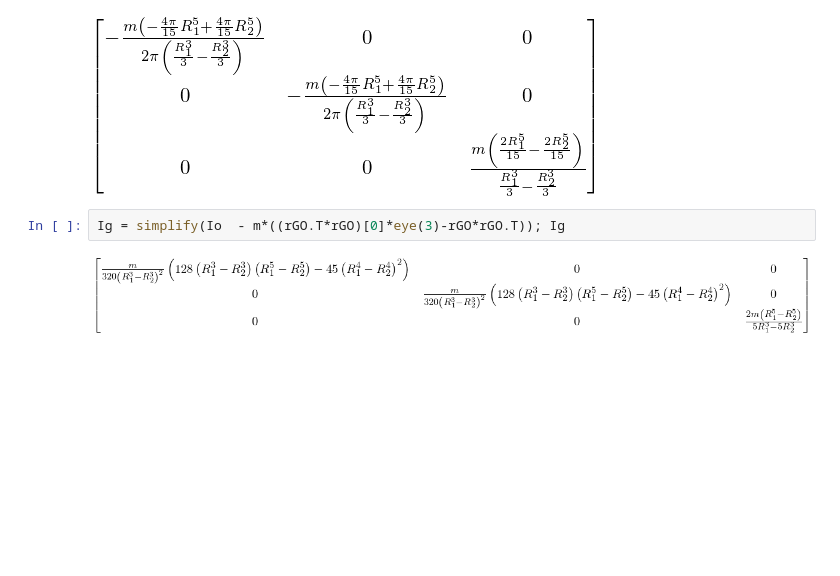
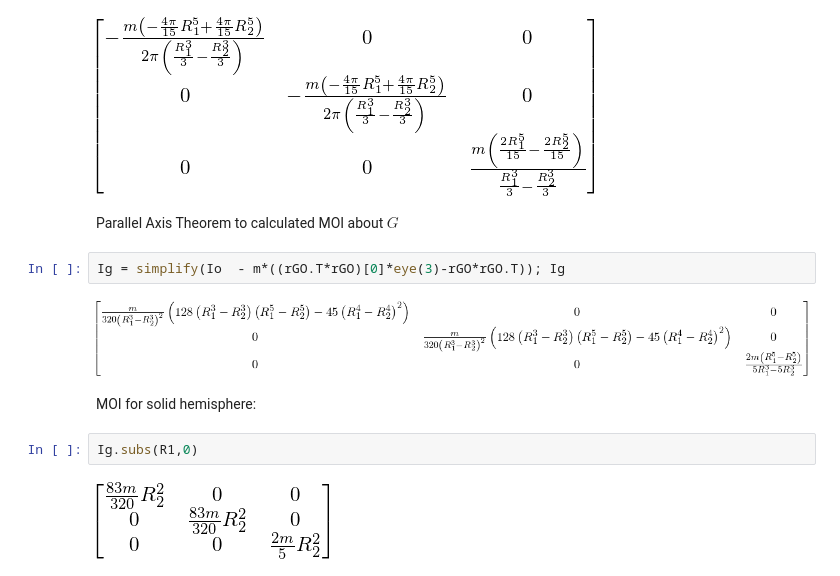
Before and after one commit to dsavransky/MAE4060, a Jupyter notebook: Notebooks/Lecture 29 Demo.ipynb, the cells around one changed output. Saved outputs shown, nothing was run; the diff lists cells and outputs as text; blank space fills up the shorter version.

```diff
--- a/Notebooks/Lecture 29 Demo.ipynb
+++ b/Notebooks/Lecture 29 Demo.ipynb
@@ -23,7 +39,15 @@ tmp = simplify((rdmO.T*rdmO)[0]*eye(3) - rdmO*rdmO.T); tmp
 Io = m/V*integrate(integrate(integrate(tmp*r**2*sin(ph),(r,R1,R2)),(th,0,2*pi)),(ph,0,pi/2)); Io
 # %% [output]
 [figure]
+# %% [markdown]
+Parallel Axis Theorem to calculated MOI about $G$
 # %%
 Ig = simplify(Io  - m*((rGO.T*rGO)[0]*eye(3)-rGO*rGO.T)); Ig
 # %% [output]
 [figure]
+# %% [markdown]
+MOI for solid hemisphere:
+# %%
+Ig.subs(R1,0)
+# %% [output]
+[figure, added]
```
Also changed, not shown: parts of 7 cells of this notebook.
